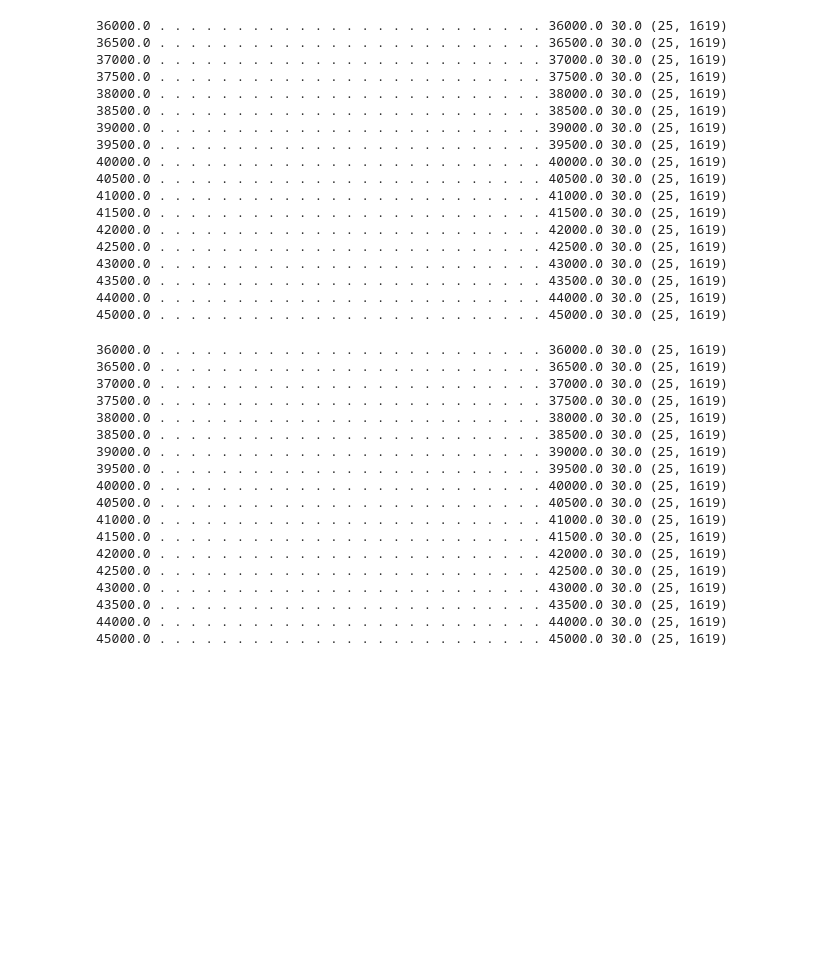
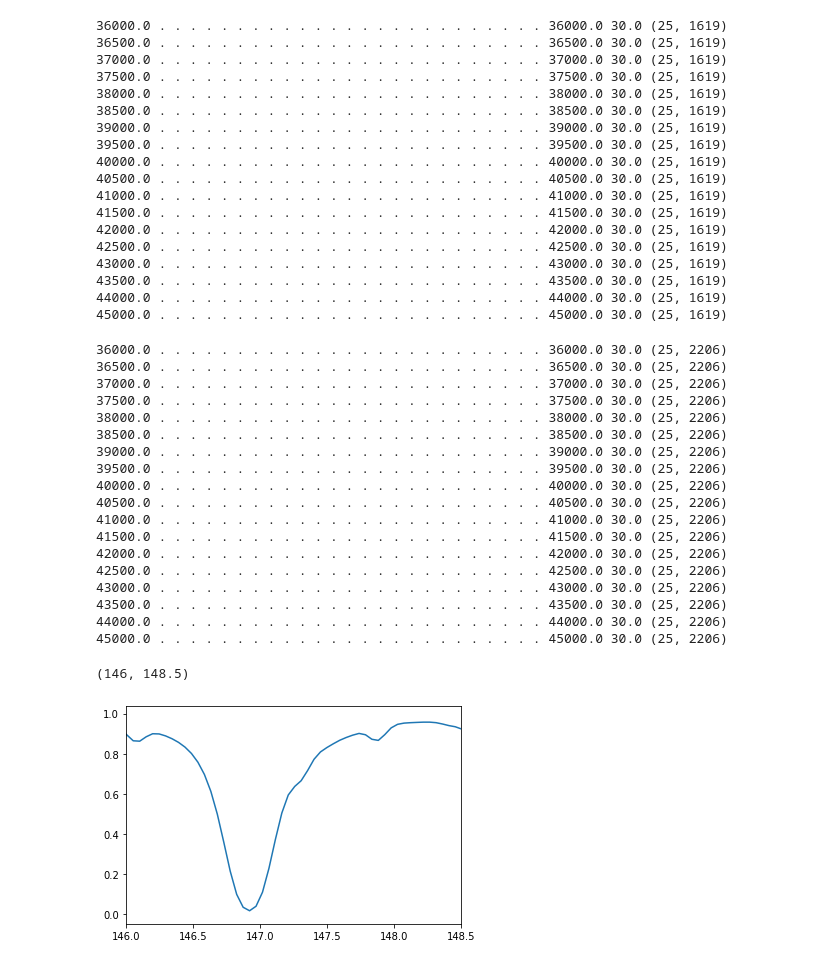
Before and after one commit to darioflute/fifipy, a Jupyter notebook: notebooks/AtranModels.ipynb, the cells around one changed output. Drawn from its saved outputs; the diff is of its cells as text; code cells hidden in the pictures; blank space fills up the shorter version.

Commit message:
correcte atran red

```diff
--- a/notebooks/AtranModels.ipynb
+++ b/notebooks/AtranModels.ipynb
@@ -343,7 +343,7 @@ for altitude in altitudes:
         wavered = wt
         atranredwvz.append(t)
     atranred.append(atranredwvz)
-    print(altitude, wvz, np.shape(atranblue_wvz))
+    print(altitude, wvz, np.shape(atranredwvz))
 atranred = np.array(atranred)
 
 # Save data
@@ -359,21 +359,33 @@ hdulist = fits.HDUList([hdu, hdu1, hdu2, hdu3, hdu4])
 hdulist.writeto(caldir+'AtranRed.fits',overwrite=True)
 hdulist.close()
 # %% [output]
-36000.0 . . . . . . . . . . . . . . . . . . . . . . . . . 36000.0 30.0 (25, 1619)
-36500.0 . . . . . . . . . . . . . . . . . . . . . . . . . 36500.0 30.0 (25, 1619)
-37000.0 . . . . . . . . . . . . . . . . . . . . . . . . . 37000.0 30.0 (25, 1619)
-37500.0 . . . . . . . . . . . . . . . . . . . . . . . . . 37500.0 30.0 (25, 1619)
-38000.0 . . . . . . . . . . . . . . . . . . . . . . . . . 38000.0 30.0 (25, 1619)
-38500.0 . . . . . . . . . . . . . . . . . . . . . . . . . 38500.0 30.0 (25, 1619)
-39000.0 . . . . . . . . . . . . . . . . . . . . . . . . . 39000.0 30.0 (25, 1619)
-39500.0 . . . . . . . . . . . . . . . . . . . . . . . . . 39500.0 30.0 (25, 1619)
-40000.0 . . . . . . . . . . . . . . . . . . . . . . . . . 40000.0 30.0 (25, 1619)
-40500.0 . . . . . . . . . . . . . . . . . . . . . . . . . 40500.0 30.0 (25, 1619)
-41000.0 . . . . . . . . . . . . . . . . . . . . . . . . . 41000.0 30.0 (25, 1619)
-41500.0 . . . . . . . . . . . . . . . . . . . . . . . . . 41500.0 30.0 (25, 1619)
-42000.0 . . . . . . . . . . . . . . . . . . . . . . . . . 42000.0 30.0 (25, 1619)
-42500.0 . . . . . . . . . . . . . . . . . . . . . . . . . 42500.0 30.0 (25, 1619)
-43000.0 . . . . . . . . . . . . . . . . . . . . . . . . . 43000.0 30.0 (25, 1619)
-43500.0 . . . . . . . . . . . . . . . . . . . . . . . . . 43500.0 30.0 (25, 1619)
-44000.0 . . . . . . . . . . . . . . . . . . . . . . . . . 44000.0 30.0 (25, 1619)
-45000.0 . . . . . . . . . . . . . . . . . . . . . . . . . 45000.0 30.0 (25, 1619)
+36000.0 . . . . . . . . . . . . . . . . . . . . . . . . . 36000.0 30.0 (25, 2206)
+36500.0 . . . . . . . . . . . . . . . . . . . . . . . . . 36500.0 30.0 (25, 2206)
+37000.0 . . . . . . . . . . . . . . . . . . . . . . . . . 37000.0 30.0 (25, 2206)
+37500.0 . . . . . . . . . . . . . . . . . . . . . . . . . 37500.0 30.0 (25, 2206)
+38000.0 . . . . . . . . . . . . . . . . . . . . . . . . . 38000.0 30.0 (25, 2206)
+38500.0 . . . . . . . . . . . . . . . . . . . . . . . . . 38500.0 30.0 (25, 2206)
+39000.0 . . . . . . . . . . . . . . . . . . . . . . . . . 39000.0 30.0 (25, 2206)
+39500.0 . . . . . . . . . . . . . . . . . . . . . . . . . 39500.0 30.0 (25, 2206)
+40000.0 . . . . . . . . . . . . . . . . . . . . . . . . . 40000.0 30.0 (25, 2206)
+40500.0 . . . . . . . . . . . . . . . . . . . . . . . . . 40500.0 30.0 (25, 2206)
+41000.0 . . . . . . . . . . . . . . . . . . . . . . . . . 41000.0 30.0 (25, 2206)
+41500.0 . . . . . . . . . . . . . . . . . . . . . . . . . 41500.0 30.0 (25, 2206)
+42000.0 . . . . . . . . . . . . . . . . . . . . . . . . . 42000.0 30.0 (25, 2206)
+42500.0 . . . . . . . . . . . . . . . . . . . . . . . . . 42500.0 30.0 (25, 2206)
+43000.0 . . . . . . . . . . . . . . . . . . . . . . . . . 43000.0 30.0 (25, 2206)
+43500.0 . . . . . . . . . . . . . . . . . . . . . . . . . 43500.0 30.0 (25, 2206)
+44000.0 . . . . . . . . . . . . . . . . . . . . . . . . . 44000.0 30.0 (25, 2206)
+45000.0 . . . . . . . . . . . . . . . . . . . . . . . . . 45000.0 30.0 (25, 2206)
+# %%
+altitude = 39000
+wvz = 5
+wt,t = getATransBand('R',altitude,0,wvz)
+# %%
+import matplotlib.pyplot as plt
+%matplotlib inline
+plt.plot(wt,t)
+plt.xlim([146,148.5])
+# %% [output]
+(146, 148.5)
+[figure, added]
```
Also changed, not shown: parts of 5 cells of this notebook, 2 other files.
